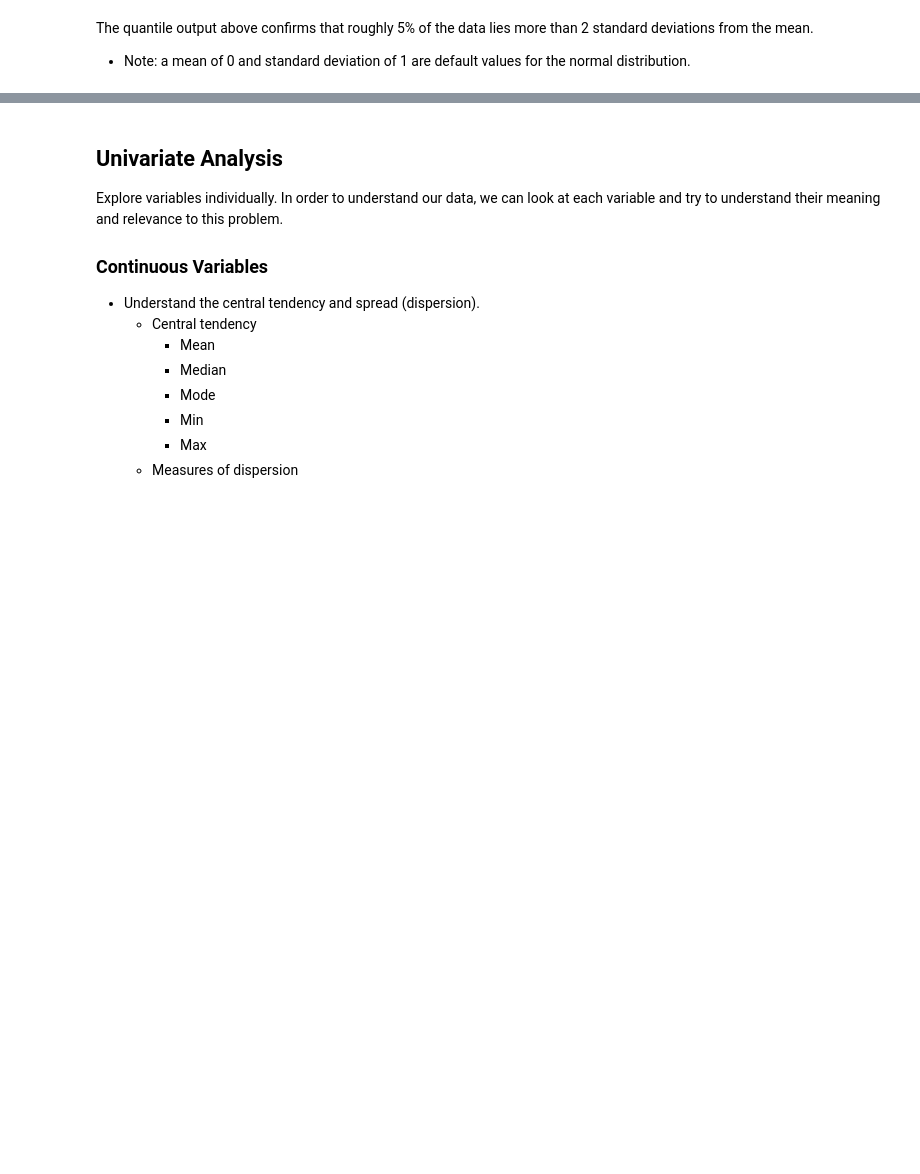
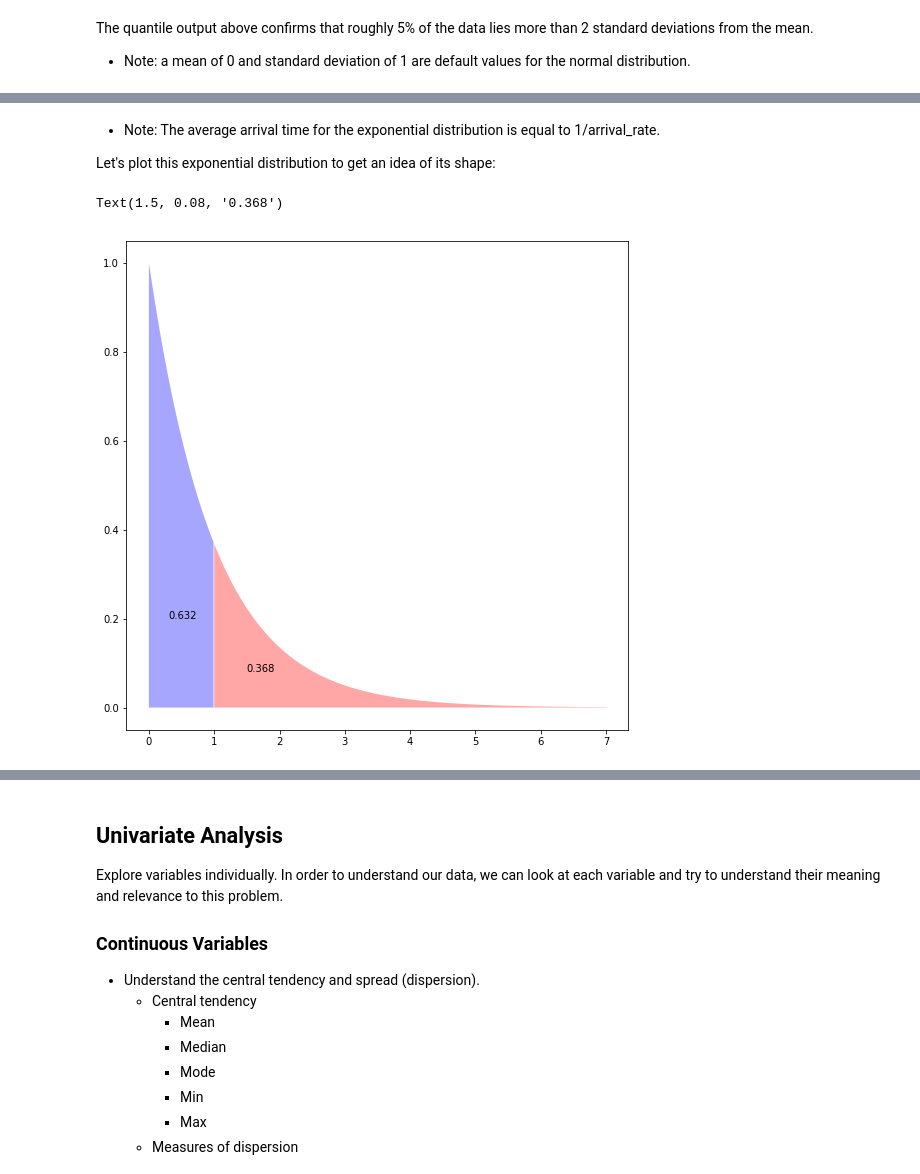
Before and after one commit to ksatola/Data-Science-Notes, a Jupyter notebook: EDA_Template.ipynb, the cells around one changed output, grey strips where cells are left out. Cells and saved outputs as stored; diff of their text form; code cells hidden in the pictures; blank space fills up the shorter version.

```diff
--- a/EDA_Template.ipynb
+++ b/EDA_Template.ipynb
@@ -897,0 +1020,21 @@ The quantile output above confirms that roughly 5% of the data lies more than 2
+# %% [markdown]
+* Note: The average arrival time for the exponential distribution is equal to 1/arrival_rate.
+
+Let's plot this exponential distribution to get an idea of its shape:
+# %%
+plt.fill_between(x=np.arange(0,1,0.01),
+                 y1= stats.expon.pdf(np.arange(0,1,0.01)) ,
+                 facecolor='blue',
+                 alpha=0.35)
+
+plt.fill_between(x=np.arange(1,7,0.01),
+                 y1= stats.expon.pdf(np.arange(1,7,0.01)) ,
+                 facecolor='red',
+                 alpha=0.35)
+
+
+plt.text(x=0.3, y=0.2, s= round(prob_1,3))
+plt.text(x=1.5, y=0.08, s= round(1 - prob_1,3))
+# %% [output]
+Text(1.5, 0.08, '0.368')
+[figure, added]
```
Also changed, not shown: parts of 26 cells of this notebook.
